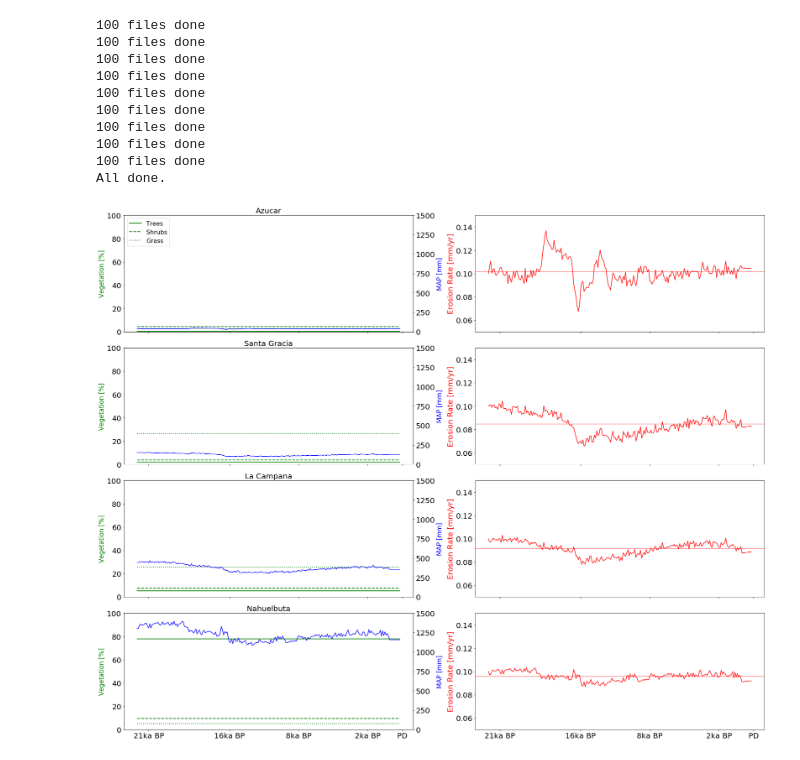
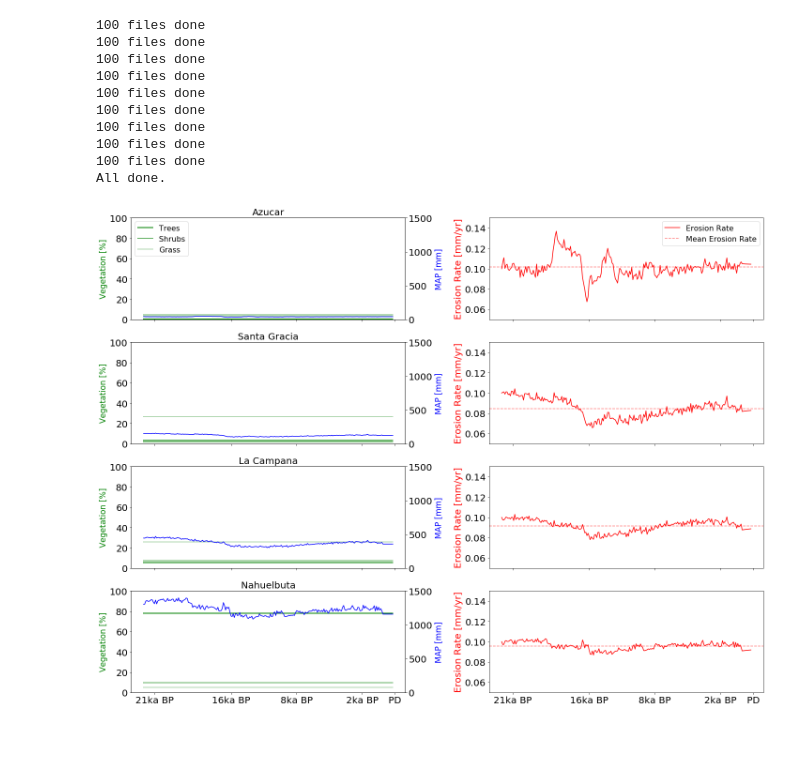
Before and after one commit to ManuSchmi88/paper_2_analysis, a Jupyter notebook: Results/constant_vegi/load_nc_from_harddrive.ipynb, the cells around one changed output. Drawn from its saved outputs; the diff is of its cells as text; code cells hidden in the pictures.

```diff
--- a/Results/constant_vegi/load_nc_from_harddrive.ipynb
+++ b/Results/constant_vegi/load_nc_from_harddrive.ipynb
@@ -163,40 +163,40 @@ time_vector = np.arange(0, np.shape(azucar_erosion)[0] * 100, 100)
 
 
 ###------------------------------PLOTTING-------------------------------------------#
-fig, ax = plt.subplots(4,2, figsize = [25,20], sharex = True)
+fig, ax = plt.subplots(4,2, figsize = [20,15], sharex = True)
 #--------LEFT SIDE-----------#
 
 #---AZUCAR
-ax[0,0].plot(time_vector, azucar_trees,'g-', linewidth = 2 , label = 'Trees')
-ax[0,0].plot(time_vector, azucar_shrubs,'g--', linewidth = 2, label = 'Shrubs')
-ax[0,0].plot(time_vector, azucar_grass,'g:', linewidth = 2, label = 'Grass')
+ax[0,0].plot(time_vector, azucar_trees,'g' , linewidth = 2 , label = 'Trees', alpha = 1)
+ax[0,0].plot(time_vector, azucar_shrubs,'g', linewidth = 2, label = 'Shrubs', alpha = 0.6)
+ax[0,0].plot(time_vector, azucar_grass,'g', linewidth = 2, label = 'Grass'  , alpha = 0.3)
 ax0 = ax[0,0].twinx()
 ax0.plot(time_vector, azucar_rain, 'b')
 ax0.set_ylim(0,1500)
 ax[0,0].set_ylim(0,100)
 
 #---SANTA GRACIA
-ax[1,0].plot(time_vector, santa_gracia_trees, 'g-', linewidth = 2)
-ax[1,0].plot(time_vector, santa_gracia_shrubs, 'g--', linewidth = 2)
-ax[1,0].plot(time_vector, santa_gracia_grass, 'g:', linewidth = 2)
+ax[1,0].plot(time_vector, santa_gracia_trees, 'g', linewidth = 2, alpha = 1)
+ax[1,0].plot(time_vector, santa_gracia_shrubs, 'g', linewidth = 2, alpha = 0.6)
+ax[1,0].plot(time_vector, santa_gracia_grass, 'g', linewidth = 2, alpha = 0.3)
 ax1 = ax[1,0].twinx()
 ax1.plot(time_vector, santa_gracia_rain, 'b')
 ax1.set_ylim(0,1500)
 ax[1,0].set_ylim(0,100)
 
 #---LA CAMPANA
-ax[2,0].plot(time_vector, la_campana_trees, 'g-', linewidth = 2)
-ax[2,0].plot(time_vector, la_campana_shrubs, 'g--', linewidth = 2)
-ax[2,0].plot(time_vector, la_campana_grass, 'g:', linewidth = 2)
+ax[2,0].plot(time_vector, la_campana_trees, 'g', linewidth = 2, alpha = 1)
+ax[2,0].plot(time_vector, la_campana_shrubs, 'g', linewidth = 2, alpha = 0.6)
+ax[2,0].plot(time_vector, la_campana_grass, 'g', linewidth = 2, alpha = 0.3)
 ax2 = ax[2,0].twinx()
 ax2.plot(time_vector, la_campana_rain, 'b')
 ax2.set_ylim(0,1500)
 ax[2,0].set_ylim(0,100)
 
 #---NAHUELBUTA
-ax[3,0].plot(time_vector, nahuelbuta_trees, 'g-', linewidth = 2)
-ax[3,0].plot(time_vector, nahuelbuta_shrubs, 'g--', linewidth = 2)
-ax[3,0].plot(time_vector, nahuelbuta_grass, 'g:', linewidth = 2)
+ax[3,0].plot(time_vector, nahuelbuta_trees, 'g', linewidth = 2, alpha = 1)
+ax[3,0].plot(time_vector, nahuelbuta_shrubs, 'g', linewidth = 2, alpha = 0.6)
+ax[3,0].plot(time_vector, nahuelbuta_grass, 'g', linewidth = 2, alpha = 0.3)
 ax3 = ax[3,0].twinx()
 ax3.plot(time_vector, nahuelbuta_rain, 'b')
 ax3.set_ylim(0,1500)
@@ -244,36 +244,37 @@ ax0.axes.tick_params(labelsize = 20)
 ax1.axes.tick_params(labelsize = 20)
 ax2.axes.tick_params(labelsize = 20)
 ax3.axes.tick_params(labelsize = 20)
 
 x1 = [1000, 8000, 14000, 20000, 23000]
 labels = ['21ka BP','16ka BP','8ka BP','2ka BP', 'PD']
 ax[3,0].set_xticks(x1)
 ax[3,0].set_xticklabels(labels)
 ax[3,1].set_xticks(x1)
 ax[3,1].set_xticklabels(labels)
 
 #--------RIGHT SIDE----------#
 #---AZUCAR
-ax[0,1].plot(time_vector, azucar_erosion, 'r', linewidth = 1.5)
+ax[0,1].plot(time_vector, azucar_erosion, 'r', linewidth = 1.5, label = 'Erosion Rate')
 ax[0,1].set_ylim(0.05, 0.15)
-ax[0,1].axhline(np.mean(azucar_erosion), color = 'red', alpha = 0.5)
+ax[0,1].axhline(np.mean(azucar_erosion), color = 'red', alpha = 0.5, linestyle = '--', label = 'Mean Erosion Rate')
+ax[0,1].legend(fontsize = 16)
 #---SANTA GRACIA
 ax[1,1].plot(time_vector, santa_gracia_erosion, 'r', linewidth = 1.5)
 ax[1,1].set_ylim(0.05, 0.15)
-ax[1,1].axhline(np.mean(santa_gracia_erosion), color = 'red', alpha = 0.5)
+ax[1,1].axhline(np.mean(santa_gracia_erosion), color = 'red', alpha = 0.5, linestyle = '--')
 #---LA CAMPANA
 ax[2,1].plot(time_vector, la_campana_erosion, 'r', linewidth = 1.5)
 ax[2,1].set_ylim(0.05, 0.15)
-ax[2,1].axhline(np.mean(la_campana_erosion), color = 'red', alpha = 0.5)
+ax[2,1].axhline(np.mean(la_campana_erosion), color = 'red', alpha = 0.5, linestyle = '--')
 #---NAHUELBUTA
 ax[3,1].plot(time_vector, nahuelbuta_erosion, 'r', linewidth = 1.5)
 ax[3,1].set_ylim(0.05, 0.15)
-ax[3,1].axhline(np.mean(nahuelbuta_erosion), color = 'red', alpha = 0.5)
+ax[3,1].axhline(np.mean(nahuelbuta_erosion), color = 'red', alpha = 0.5, linestyle = '--')
 
 
 
 plt.tight_layout()
 
 plt.savefig('erosion_rates_per_area.png')
 # %% [output]
-[figure, old version]
+[figure, new version]
```
Also changed, not shown: 20 other files.
